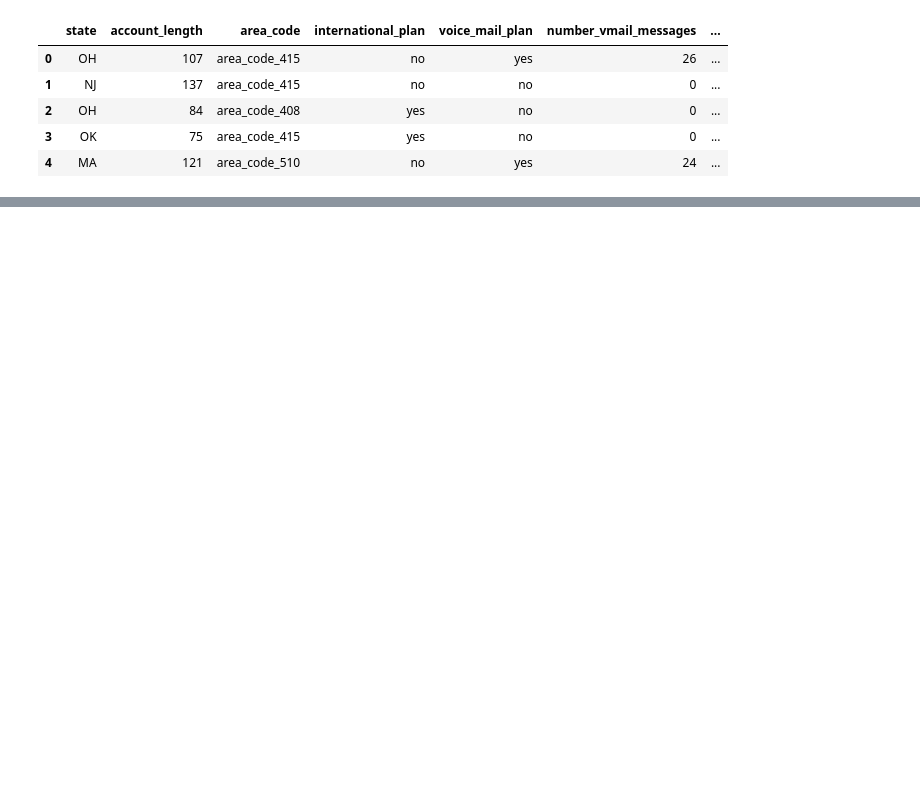
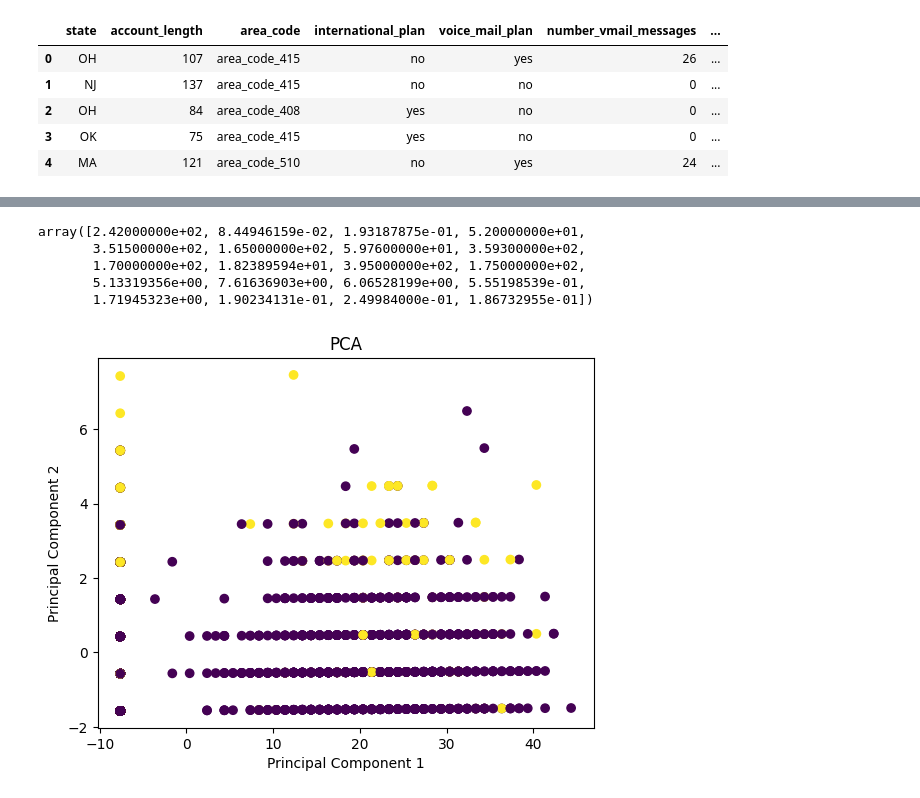
Before and after one commit to hung9988/customer_churn, a Jupyter notebook: report.ipynb, the cells around one changed output, grey strips where cells are left out. Cells and saved outputs as stored; diff of their text form; code cells hidden in the pictures; blank space fills up the shorter version.

```diff
--- a/report.ipynb
+++ b/report.ipynb
@@ -66,3 +67,16 @@ data
 data_np=np.array(data)
 X=data_np[:,:-1]
 y=data_np[:,-1]
+# %%
+from sklearn.feature_selection import VarianceThreshold
+
+selector = VarianceThreshold()
+selector.fit_transform(X)
+
+selector.variances_
+# %% [output]
+array([2.42000000e+02, 8.44946159e-02, 1.93187875e-01, 5.20000000e+01,
+       3.51500000e+02, 1.65000000e+02, 5.97600000e+01, 3.59300000e+02,
+       1.70000000e+02, 1.82389594e+01, 3.95000000e+02, 1.75000000e+02,
+       5.13319356e+00, 7.61636903e+00, 6.06528199e+00, 5.55198539e-01,
+       1.71945323e+00, 1.90234131e-01, 2.49984000e-01, 1.86732955e-01])
@@ -69 +89,11 @@ y=data_np[:,-1]
+# %%
+import matplotlib.pyplot as plt
+
+plt.scatter(X_pca[:, 0], X_pca[:, 1], c=y)
+plt.xlabel('Principal Component 1')
+plt.ylabel('Principal Component 2')
+plt.title('PCA')
+plt.show()
+# %% [output]
+[figure, added]
 # %%
```
Also changed, not shown: parts of 14 cells of this notebook.
